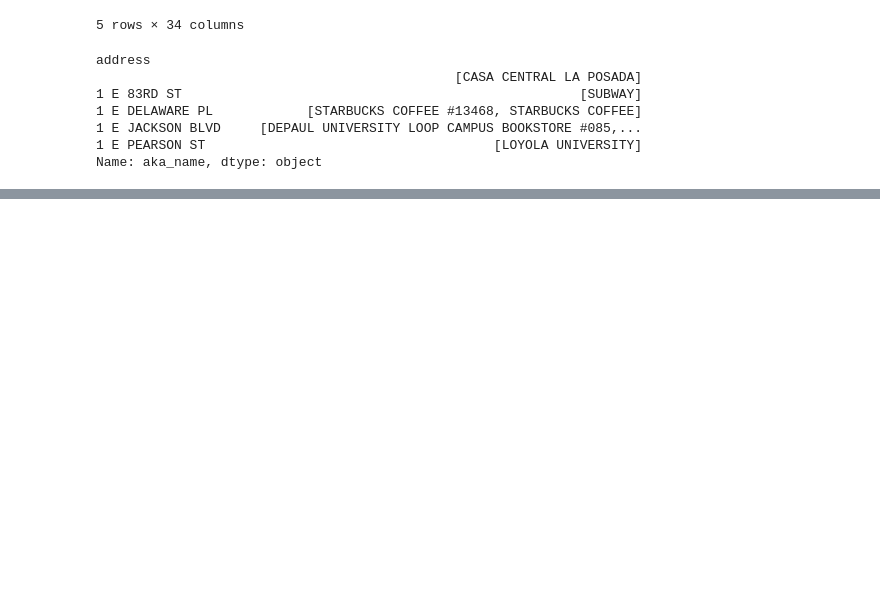
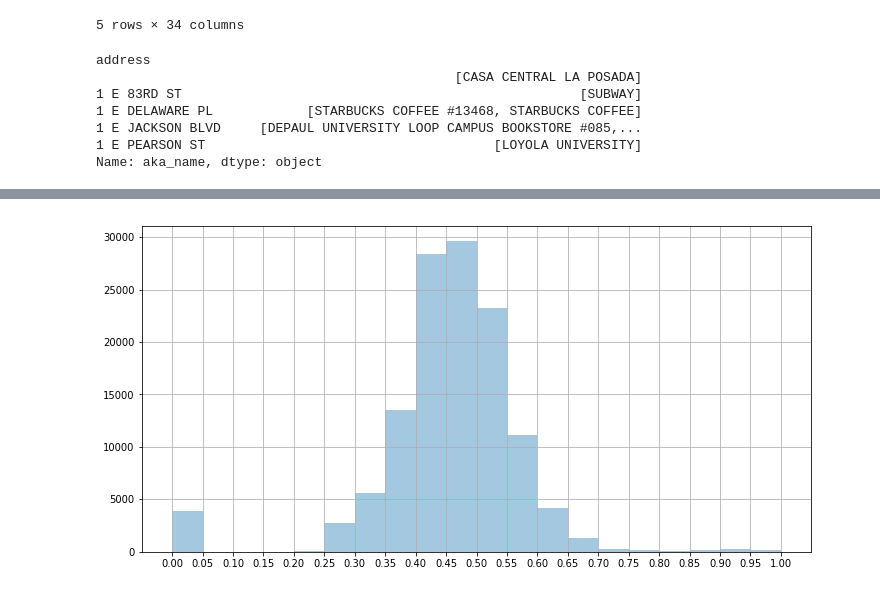
Before and after one commit to vingkan/foodinspectionforecasting, a Jupyter notebook: IIT/17_restaurant_names.ipynb, the cells around one changed output, grey strips where cells are left out. Cells and saved outputs as stored; diff of their text form; code cells hidden in the pictures; blank space fills up the shorter version.

Commit message:
Still struggling with clustering restaurant names

```diff
--- a/IIT/17_restaurant_names.ipynb
+++ b/IIT/17_restaurant_names.ipynb
@@ -55,2 +154,2 @@ sorted(zip(uniqs.index, uniqs.values), key=lambda p: p[1], reverse=True)[0:10]
 # %%
-df_canvass.groupby("aka_name")["inspection_id"].count().sort_values(ascending=False).head(10)
+names = list(df_complaint.groupby("aka_name")["inspection_id"].count().sort_values(ascending=False).head(500).index)
@@ -114,0 +156,28 @@ Name: inspection_id, dtype: int64
+# %%
+def clean_name(name, banned):
+    cleaned = name.casefold()
+    for ban in banned:
+        cleaned = cleaned.replace(ban, "")
+    return cleaned
+# %%
+BANNED = list(string.punctuation) + [
+    "restaurant",
+    "star ",
+    "house",
+    "kitchen",
+    "original",
+    "the"
+] + [" "]
+BANNED = [ban.casefold() for ban in BANNED]
+# %%
+mat = np.zeros((len(names), len(names)))
+pairs = []
+for i, a in enumerate(names):
+    for j, b in enumerate(names):
+        a_clean = clean_name(a, BANNED)
+        b_clean = clean_name(b, BANNED)
+        sim = textdistance.jaro_winkler.similarity(a_clean, b_clean)
+        mat[i][j] = sim
+        if j > i:
+            pairs.append((i, j, a_clean, b_clean, sim))
+print(len(pairs), ((len(names)**2) - len(names)) // 2)
@@ -114,0 +196,8 @@ Name: inspection_id, dtype: int64
+# %%
+sns.distplot([p[4] for p in pairs], kde=False, bins=np.arange(0, 1.05, 0.05))
+plt.xticks(np.arange(0, 1.05, 0.05))
+plt.grid()
+plt.gcf().set_size_inches(12, 6)
+plt.show()
+# %% [output]
+[figure, added]
```
Also changed, not shown: parts of 17 cells of this notebook.
